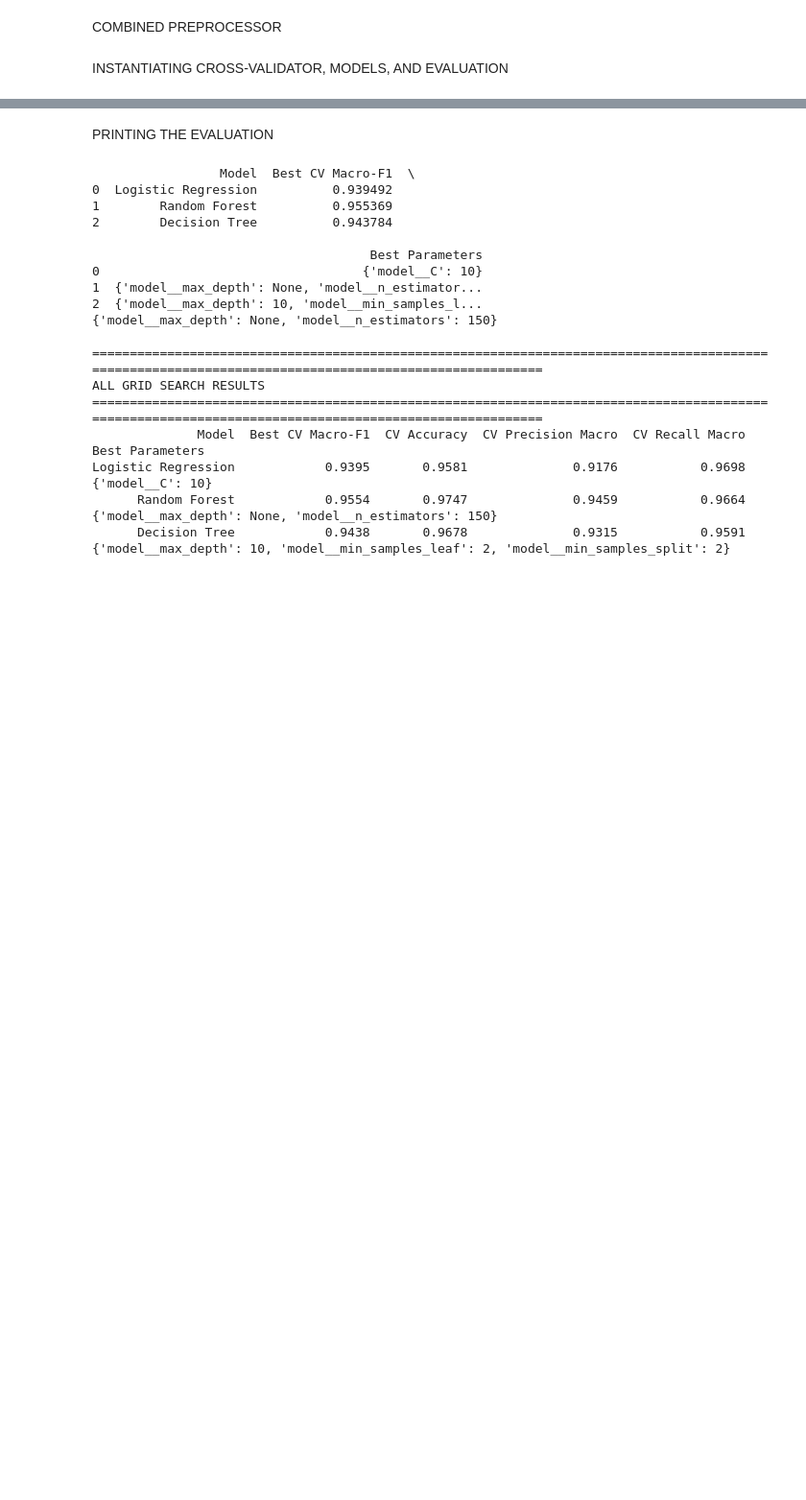
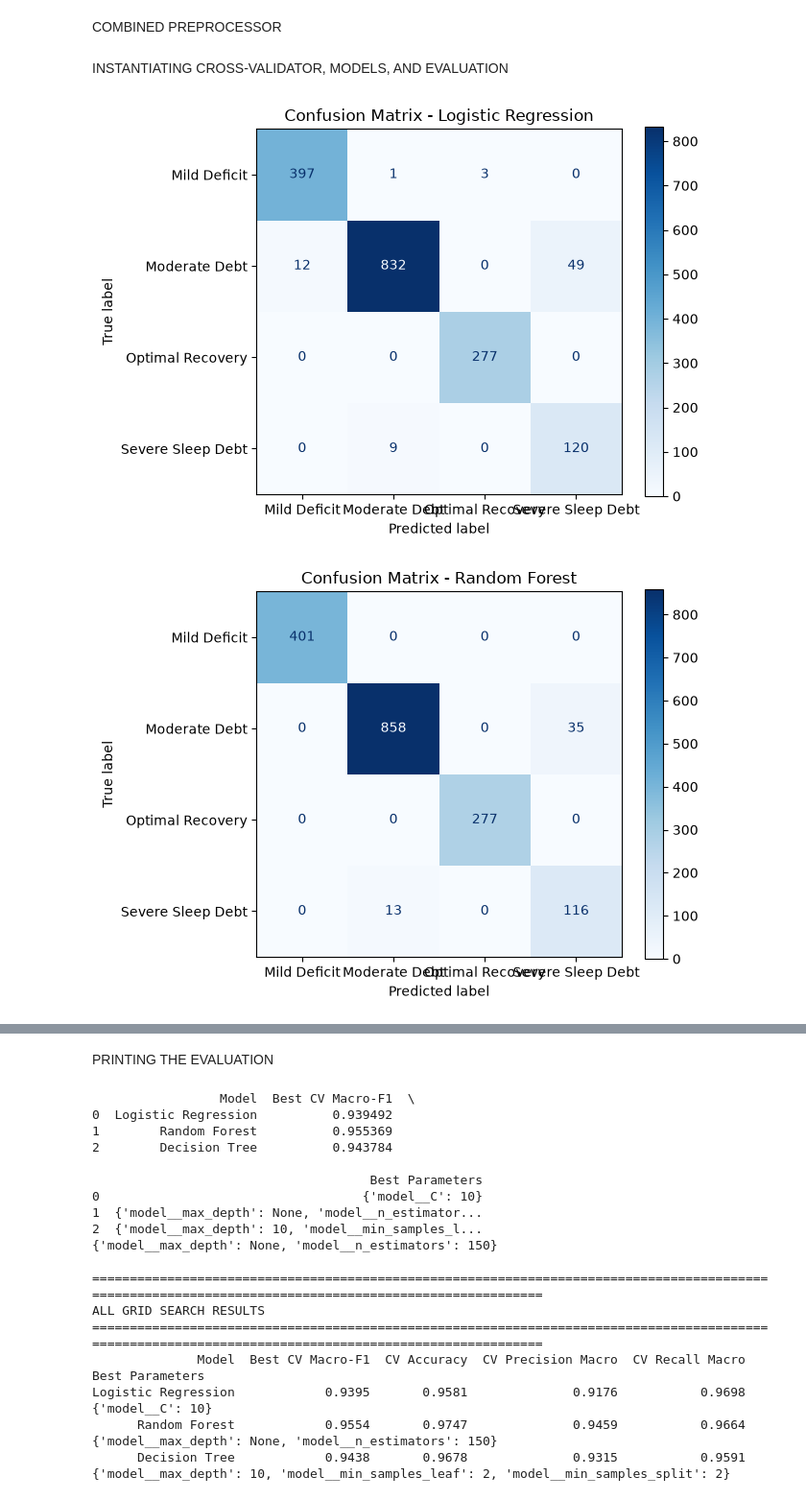
Before and after one commit to Paul0205333/Sleep-Debt-Predictor, a Jupyter notebook: notebooks/Preprocessing,_Training,_and_Evaluation.ipynb, the cells around one changed output, grey strips where cells are left out. Shown at 96% size. Cells and saved outputs as stored; diff of their text form; code cells hidden in the pictures; blank space fills up the shorter version.

```diff
--- a/notebooks/Preprocessing,_Training,_and_Evaluation.ipynb
+++ b/notebooks/Preprocessing,_Training,_and_Evaluation.ipynb
@@ -151,30 +153,54 @@ for name, (model, parameters) in models.items():
     grid = GridSearchCV(
         pipeline,
         parameters,
         scoring=scoring,
         cv=cv,
         n_jobs=-1,
         refit="f1_macro"
     )
 
     grid.fit(X_train, y_train)
 
     best_models[name] = grid
 
     results.append({
         "Model": name,
         "Best CV Macro-F1": grid.best_score_,
         "Best Parameters": grid.best_params_
     })
 
     all_results.append({
       "Model": name,
       "Best CV Macro-F1": grid.cv_results_["mean_test_f1_macro"][grid.best_index_],
       "CV Accuracy": grid.cv_results_["mean_test_accuracy"][grid.best_index_],
       "CV Precision Macro": grid.cv_results_["mean_test_precision_macro"][grid.best_index_],
       "CV Recall Macro": grid.cv_results_["mean_test_recall_macro"][grid.best_index_],
       "Best Parameters": grid.best_params_
   })
 
 results_df = pd.DataFrame(results)
 all_results_df = pd.DataFrame(all_results)
+
+# Generate a confusion matrix for each best-performing model
+for name, grid in best_models.items():
+
+    # Predict using the best model
+    y_pred = grid.best_estimator_.predict(X_test)
+
+    # Generate confusion matrix
+    cm = confusion_matrix(y_test, y_pred)
+
+    # Display confusion matrix
+    disp = ConfusionMatrixDisplay(
+        confusion_matrix=cm,
+        display_labels=grid.best_estimator_.named_steps["model"].classes_
+    )
+
+    disp.plot(cmap="Blues", values_format="d")
+
+    plt.title(f"Confusion Matrix - {name}")
+    plt.tight_layout()
+    plt.show()
+# %% [output]
+[figure, added]
+[figure, added]
```
Also changed, not shown: parts of 2 cells of this notebook, 2 other files.
